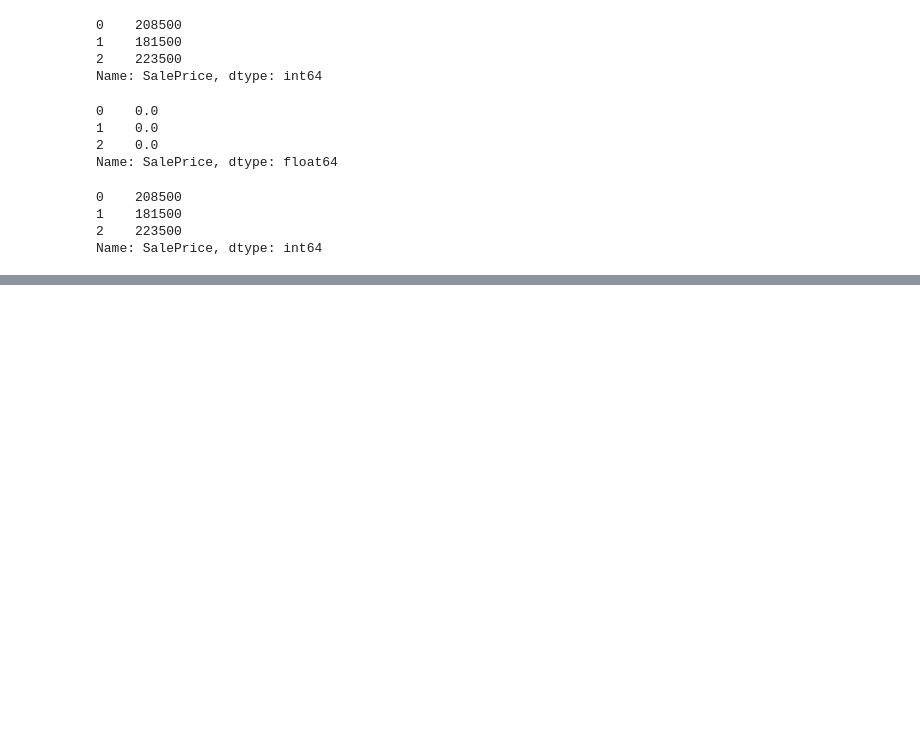
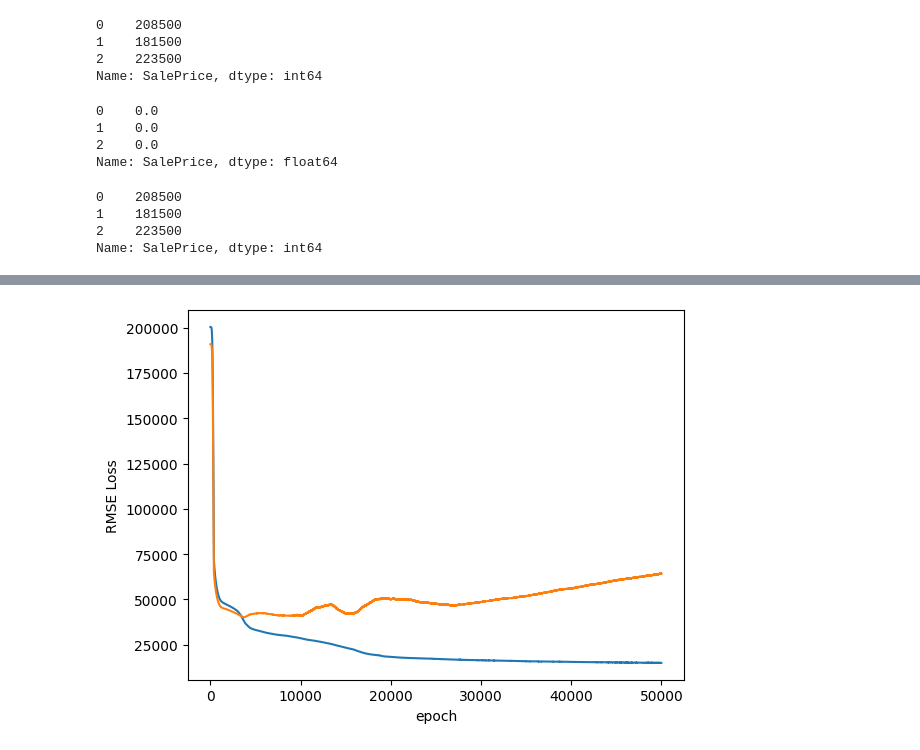
Before and after one commit to learn2Pro/rl_learning, a Jupyter notebook: kaggle/house_price.ipynb, the cells around one changed output, grey strips where cells are left out. Drawn from its saved outputs; the diff is of its cells as text; code cells hidden in the pictures; blank space fills up the shorter version.

Commit message:
[feat]: kaggle test

```diff
--- a/kaggle/house_price.ipynb
+++ b/kaggle/house_price.ipynb
@@ -334,0 +739,4 @@ NameError: name 'Dataset' is not defined
+# %%
+torch.manual_seed(100)
+model = FeedForwardModel(embedding_dim, len(cont_features), 1, [100, 50], p=0.4)
+model
@@ -334,0 +761,3 @@ NameError: name 'Dataset' is not defined
+# %%
+loss_function = nn.MSELoss()
+optimizer = torch.optim.Adam(model.parameters(), lr=0.001)
@@ -334,0 +776,9 @@ NameError: name 'Dataset' is not defined
+# %%
+batch_size=1200
+test_size=int(batch_size*0.15)
+train_categorical=cate_fe_tensor[:batch_size-test_size]
+test_categorical=cate_fe_tensor[batch_size-test_size:batch_size]
+train_cont=cont_fe_tensor[:batch_size-test_size]
+test_cont=cont_fe_tensor[batch_size-test_size:batch_size]
+y_train=y[:batch_size-test_size]
+y_test=y[batch_size-test_size:batch_size]
@@ -334,0 +789,21 @@ NameError: name 'Dataset' is not defined
+# %%
+epochs = 50000
+final_losses = []
+final_val_losses = []
+for i in range(epochs):
+    y_pred = model(train_categorical, train_cont)
+    loss = torch.sqrt(loss_function(y_pred, y_train))
+    final_losses.append(loss.item())
+
+    optimizer.zero_grad()
+    loss.backward()
+    optimizer.step()
+
+    model.eval()
+    with torch.no_grad():
+        y_test_pred = model(test_categorical, test_cont)
+        val_loss = torch.sqrt(loss_function(y_test_pred, y_test))
+        final_val_losses.append(val_loss.item())
+
+    if i % 10 == 0:
+        print(f"Epoch {i} train loss {loss.item()} val loss {val_loss.item()}")
@@ -334,0 +828,10 @@ NameError: name 'Dataset' is not defined
+# %%
+import matplotlib.pyplot as plt
+# plot final_loss and final_val_loss
+
+plt.plot(range(epochs), final_losses, label='train loss')
+plt.plot(range(epochs), final_val_losses, label='val loss')
+plt.ylabel('RMSE Loss')
+plt.xlabel('epoch');
+# %% [output]
+[figure, added]
```
Also changed, not shown: parts of 69 cells of this notebook, 3 other files.
